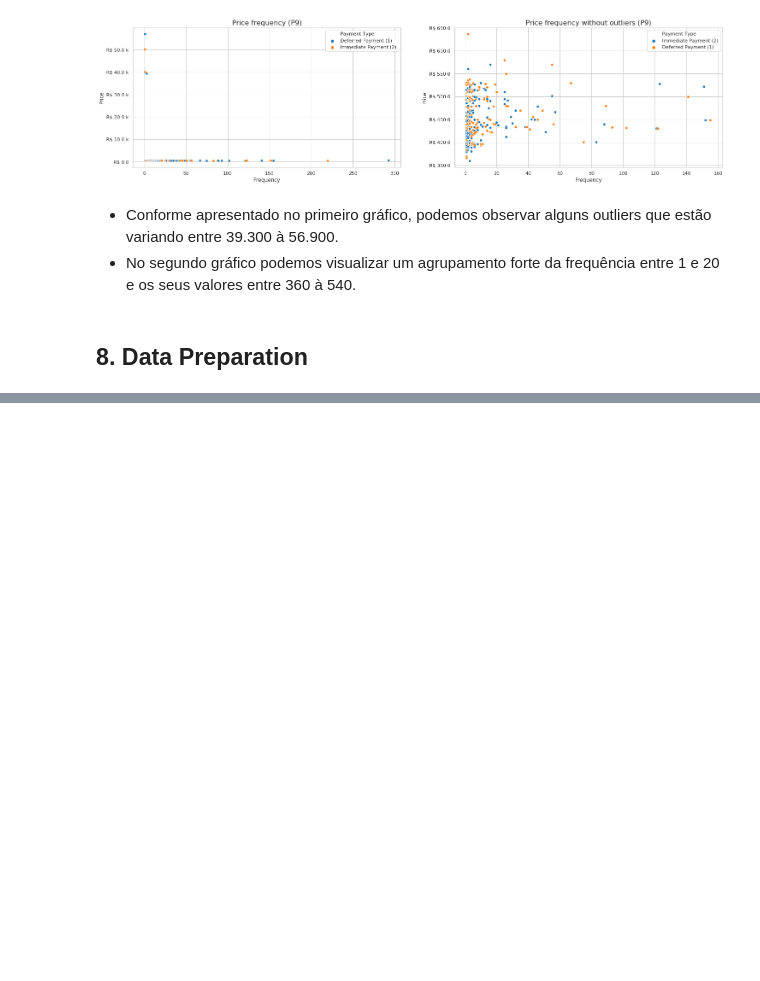
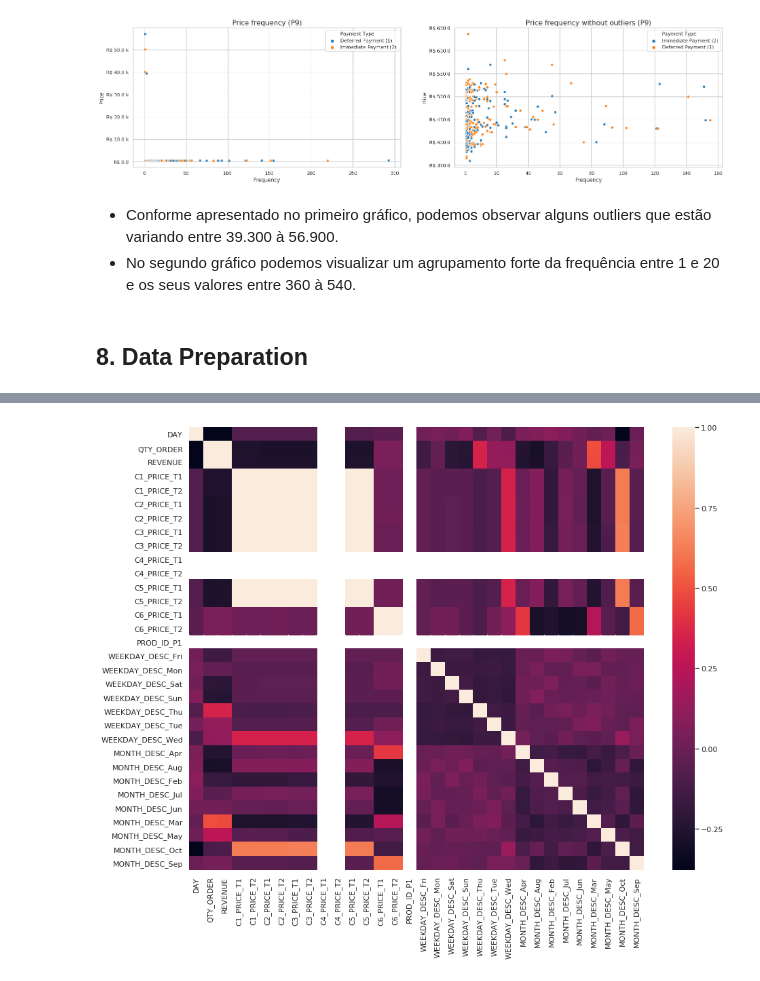
Before and after one commit to lsnascimento/challenge, a Jupyter notebook: work.ipynb, the cells around one changed output, grey strips where cells are left out. Saved outputs shown, nothing was run; the diff lists cells and outputs as text; code cells hidden in the pictures; blank space fills up the shorter version.

```diff
--- a/work.ipynb
+++ b/work.ipynb
@@ -2607,0 +2686,7 @@ df_comp[(df_comp['DATE'] == '2015-01-01') & (df_comp['PROD_ID'] == 'P2')]
+# %%
+weekdays = get_weekday()
+
+df_sales3['WEEKDAY_DESC'] = df_sales3['WEEKDAY'].map(lambda x: weekdays[x])
+df_sales3['MONTH_DESC'] = df_sales3['MONTH'].map(set_month)
+
+df_sales3.head()
@@ -2607,0 +2701,2 @@ df_comp[(df_comp['DATE'] == '2015-01-01') & (df_comp['PROD_ID'] == 'P2')]
+# %%
+df_sales4 = pd.get_dummies(df_sales3.drop(['WEEKDAY', 'MONTH', 'YEAR'], axis=1))
@@ -2607,0 +2716,8 @@ df_comp[(df_comp['DATE'] == '2015-01-01') & (df_comp['PROD_ID'] == 'P2')]
+# %%
+plt.figure(figsize=(15, 12))
+
+sns.heatmap(df_sales4.corr().astype(float).corr(), vmax=1.0)
+
+plt.show()
+# %% [output]
+[figure, added]
```
Also changed, not shown: parts of 33 cells of this notebook.
